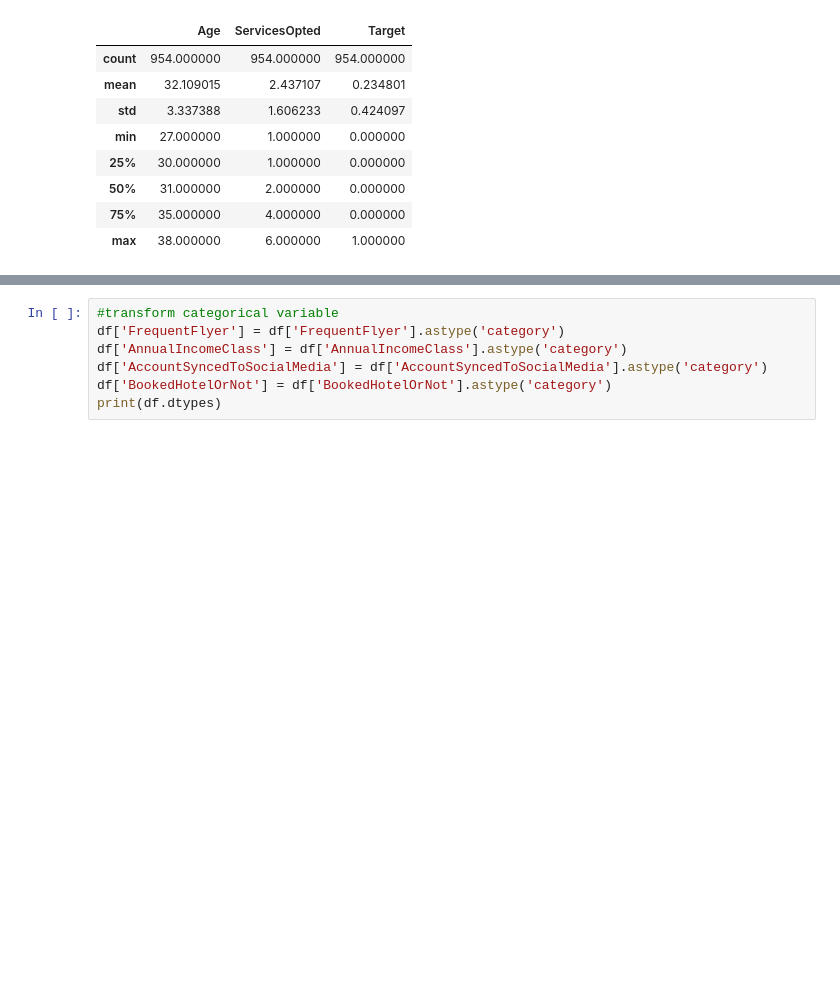
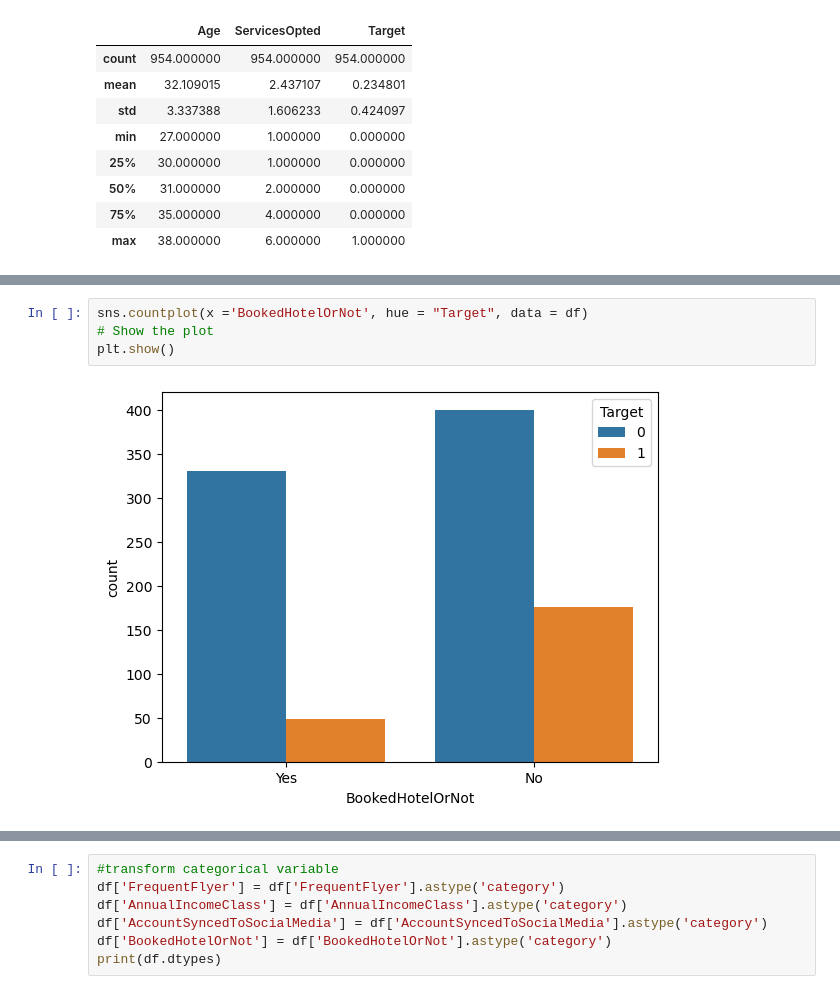
Before and after one commit to marcsteph/Tour-Travels-Customer-Churn-Prediction, a Jupyter notebook: Tour & Travels Customer Churn.ipynb, the cells around one changed output, grey strips where cells are left out. Saved outputs shown, nothing was run; the diff lists cells and outputs as text; blank space fills up the shorter version.

```diff
--- a/Tour & Travels Customer Churn.ipynb
+++ b/Tour & Travels Customer Churn.ipynb
@@ -141,0 +113,6 @@ plt.show()
+# %%
+sns.countplot(x ='BookedHotelOrNot', hue = "Target", data = df)
+# Show the plot
+plt.show()
+# %% [output]
+[figure, added]
```
Also changed, not shown: parts of 34 cells of this notebook.
